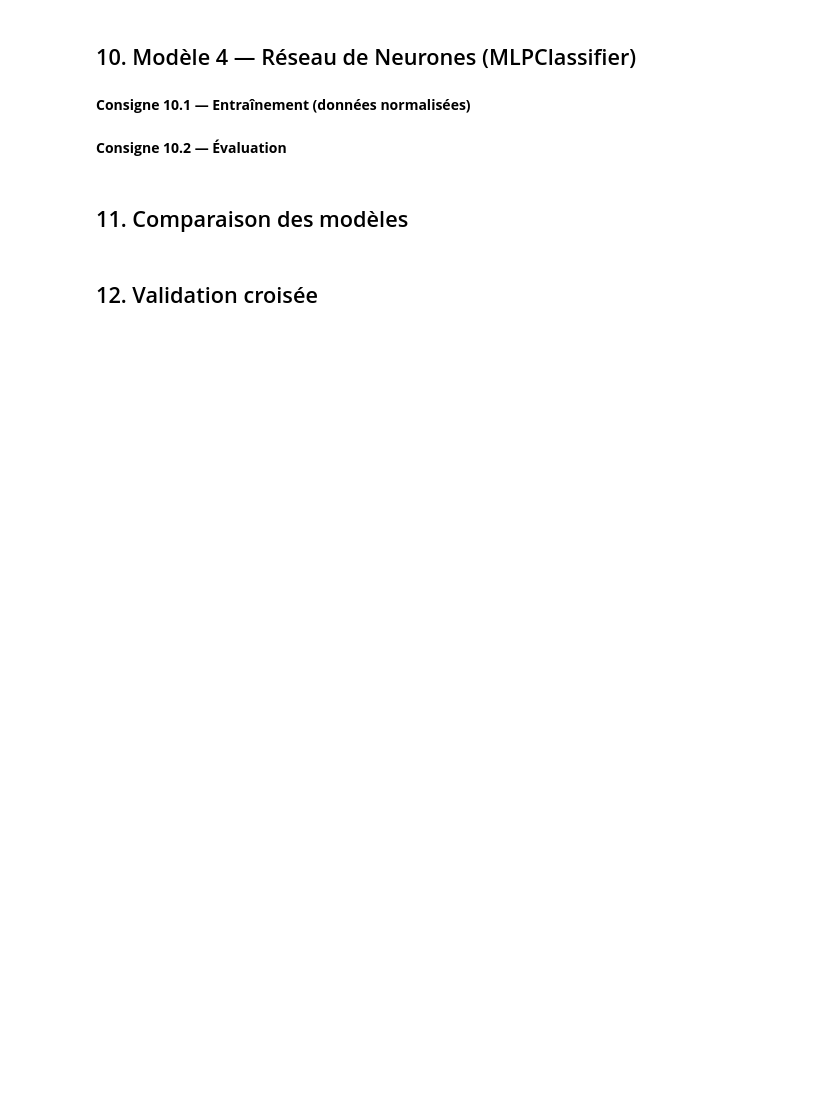
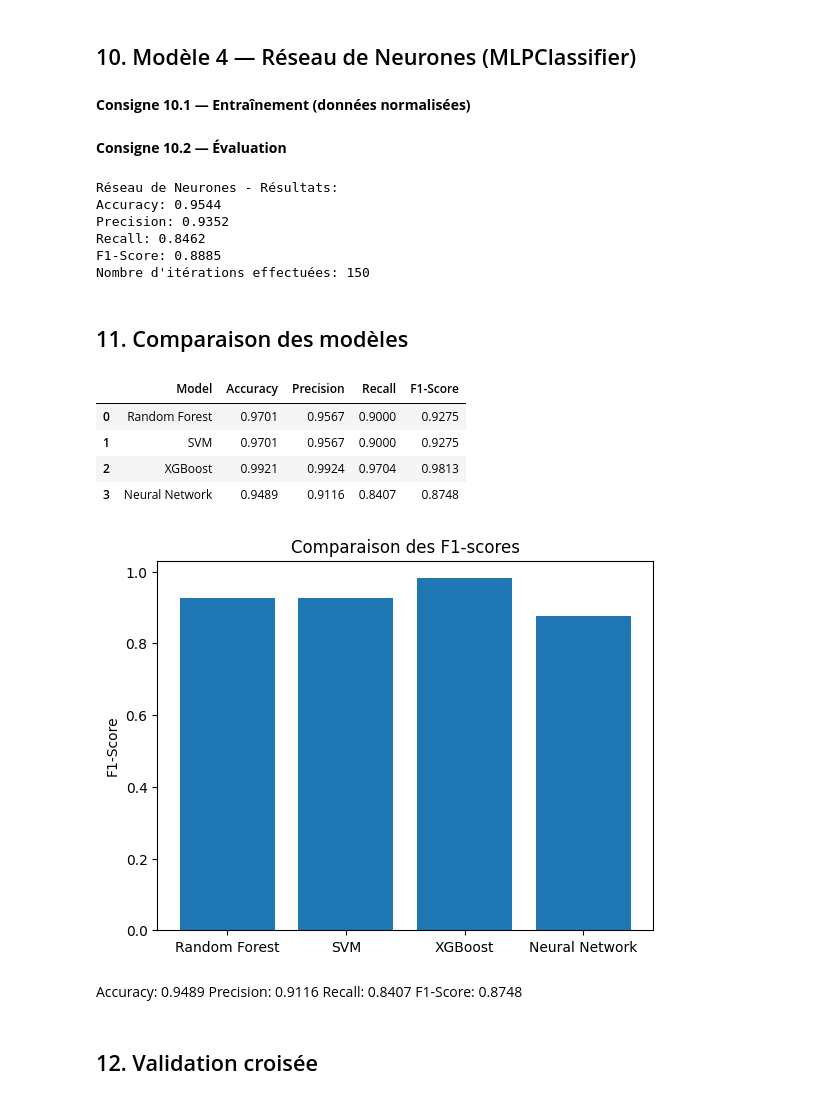
Before and after one commit to samyachd/youtube_ML, a Jupyter notebook: Project_ML_youtube_trending.ipynb, the cells around one changed output. Drawn from its saved outputs; the diff is of its cells as text; code cells hidden in the pictures; blank space fills up the shorter version.

```diff
--- a/Project_ML_youtube_trending.ipynb
+++ b/Project_ML_youtube_trending.ipynb
@@ -258,0 +338,4 @@ Distribution des catégories:
+# %%
+df_clean["comments_disabled"] = df_clean["comments_disabled"].map({True: 1, False: 0})
+df_clean["ratings_disabled"] = df_clean["ratings_disabled"].map({True: 1, False: 0})
+df_clean["video_error_or_removed"] = df_clean["video_error_or_removed"].map({True: 1, False: 0})
@@ -335,6 +603,12 @@ Distribution des catégories:
 # ....
 # ....
 # ....
+# %%
+from sklearn.ensemble import RandomForestClassifier
+
+rf_model = RandomForestClassifier(random_state=0)
+rf_model.fit(X_train, y_train)
+rf_predictions = rf_model.predict(X_test)
 # %% [markdown]
 **Consigne 7.2 — Évaluation**
 # %%
@@ -363,6 +670,12 @@ Distribution des catégories:
 # ...
 # ...
 # ...
+# %%
+from sklearn.svm import SVC
+
+svm_model = SVC(random_state=0)
+svm_model.fit(X_train, y_train)
+svm_predictions = rf_model.predict(X_test)
 # %% [markdown]
 **Consigne 8.2 — Évaluation**
 # %%
@@ -387,6 +712,17 @@ Distribution des catégories:
 #     print("XGBoost n'est pas installé. Installez avec: pip install xgboost")
 #     xgb_model = None
 #     xgb_predictions = None
+# %%
+
+try:
+    from xgboost import XGBClassifier
+    xgb_model = XGBClassifier(n_estimators=100, max_depth=6, learning_rate=0.1, subsample=1.0, colsample_bytree=1.0, random_state=42, n_jobs=-1, eval_metric='logloss')
+    xgb_model.fit(X_train, y_train)
+    xgb_predictions = xgb_model.predict(X_test)
+except ImportError:
+    print("XGBoost n'est pas installé. Installez avec: pip install xgboost")
+    xgb_model = None
+    xgb_predictions = None
 # %% [markdown]
 **Consigne 9.2 — Évaluation**
 # %%
@@ -418,6 +772,24 @@ Distribution des catégories:
 # print(f"F1-Score: {f1_score(y_test, nn_predictions):.4f}")
 # # Nombre d'itérations
 # # ....
+# %%
+from sklearn.metrics import accuracy_score, precision_score, recall_score, f1_score
+
+print("Réseau de Neurones - Résultats:")
+print(f"Accuracy: {accuracy_score(y_test, nn_predictions):.4f}")
+print(f"Precision: {precision_score(y_test, nn_predictions):.4f}")
+print(f"Recall: {recall_score(y_test, nn_predictions):.4f}")
+print(f"F1-Score: {f1_score(y_test, nn_predictions):.4f}")
+
+# Nombre d'itérations réellement utilisées (utile si le modèle n'a pas convergé avant max_iter)
+print(f"Nombre d'itérations effectuées: {nn_model.n_iter_}")
+# %% [output]
+Réseau de Neurones - Résultats:
+Accuracy: 0.9544
+Precision: 0.9352
+Recall: 0.8462
+F1-Score: 0.8885
+Nombre d'itérations effectuées: 150
 # %% [markdown]
 ## 11. Comparaison des modèles
 # %%
@@ -438,6 +810,36 @@ Distribution des catégories:
 # # plt.title('Comparaison des F1-scores')
 # # plt.ylabel('F1-Score')
 # # plt.show()
+# %%
+import pandas as pd
+results = []
+# Remplir en fonction des métriques calculées plus haut
+results.append({'Model': 'Random Forest', 'Accuracy': 0.9701, 'Precision': 0.9567, 'Recall': 0.9000, 'F1-Score': 0.9275
+})
+results.append({'Model': 'SVM', 'Accuracy': 0.9701, 'Precision': 0.9567, 'Recall': 0.9000, 'F1-Score': 0.9275})
+if xgb_predictions is not None: results.append({'Model': 'XGBoost', 'Accuracy': 0.9921, 'Precision': 0.9924, 'Recall': 0.9704, 'F1-Score': 0.9813})
+results.append({'Model': 'Neural Network', 'Accuracy': 0.9489, 'Precision': 0.9116, 'Recall': 0.8407, 'F1-Score': 0.8748})
+results_df = pd.DataFrame(results)
+display(results_df)
+# Graphique comparatif des F1-scores (optionnel)
+import matplotlib.pyplot as plt
+plt.figure()
+plt.bar(results_df['Model'], results_df['F1-Score'])
+plt.title('Comparaison des F1-scores')
+plt.ylabel('F1-Score')
+plt.show()
+# %% [output]
+|  | Model | Accuracy | Precision | Recall | F1-Score |
+| 0 | Random Forest | 0.9701 | 0.9567 | 0.9000 | 0.9275 |
+| 1 | SVM | 0.9701 | 0.9567 | 0.9000 | 0.9275 |
+| 2 | XGBoost | 0.9921 | 0.9924 | 0.9704 | 0.9813 |
+| 3 | Neural Network | 0.9489 | 0.9116 | 0.8407 | 0.8748 |
+[figure, added]
+# %% [markdown]
+Accuracy: 0.9489
+Precision: 0.9116
+Recall: 0.8407
+F1-Score: 0.8748
 # %% [markdown]
 ## 12. Validation croisée
 # %%
```
Also changed, not shown: parts of 28 cells of this notebook.
